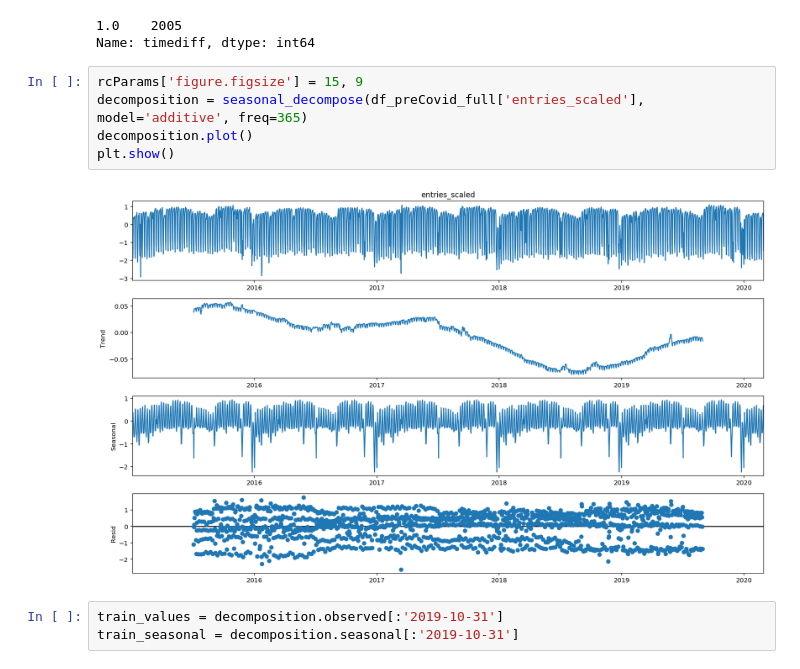
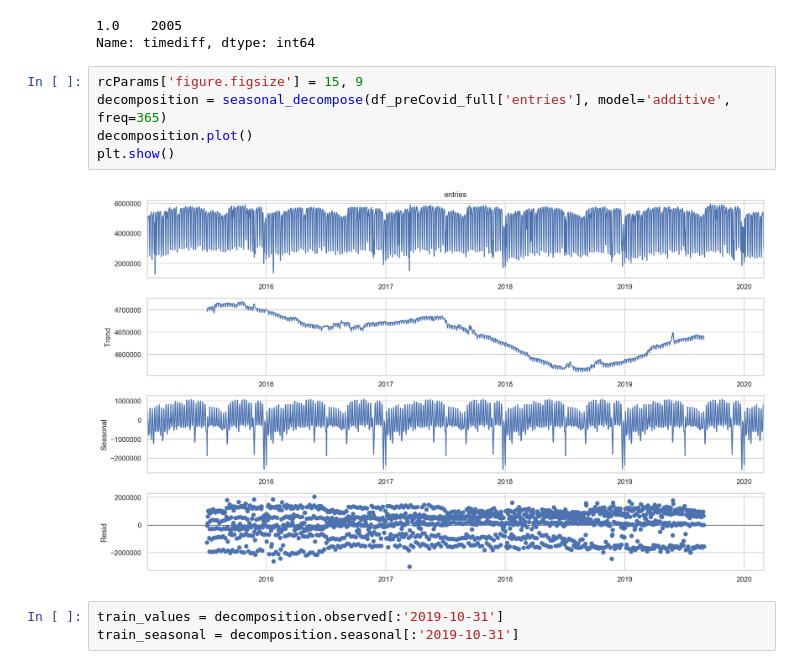
Before and after one commit to sujeongcha/TimeSeries-Transporation-and-Covid19, a Jupyter notebook: Modelling/subway_Arima_Statsmodel.ipynb, the cells around one changed output. Drawn from its saved outputs; the diff is of its cells as text.

```diff
--- a/Modelling/subway_Arima_Statsmodel.ipynb
+++ b/Modelling/subway_Arima_Statsmodel.ipynb
@@ -99,11 +99,11 @@ df_all = find_gaps(df_all)
 Name: timediff, dtype: int64
 # %%
 rcParams['figure.figsize'] = 15, 9
-decomposition = seasonal_decompose(df_preCovid_full['entries_scaled'], model='additive', freq=365)
+decomposition = seasonal_decompose(df_preCovid_full['entries'], model='additive', freq=365)
 decomposition.plot()
 plt.show()
 # %% [output]
-[figure, old version]
+[figure, new version]
 # %%
 train_values = decomposition.observed[:'2019-10-31']
 train_seasonal = decomposition.seasonal[:'2019-10-31']
```
Also changed, not shown: parts of 6 cells of this notebook.
